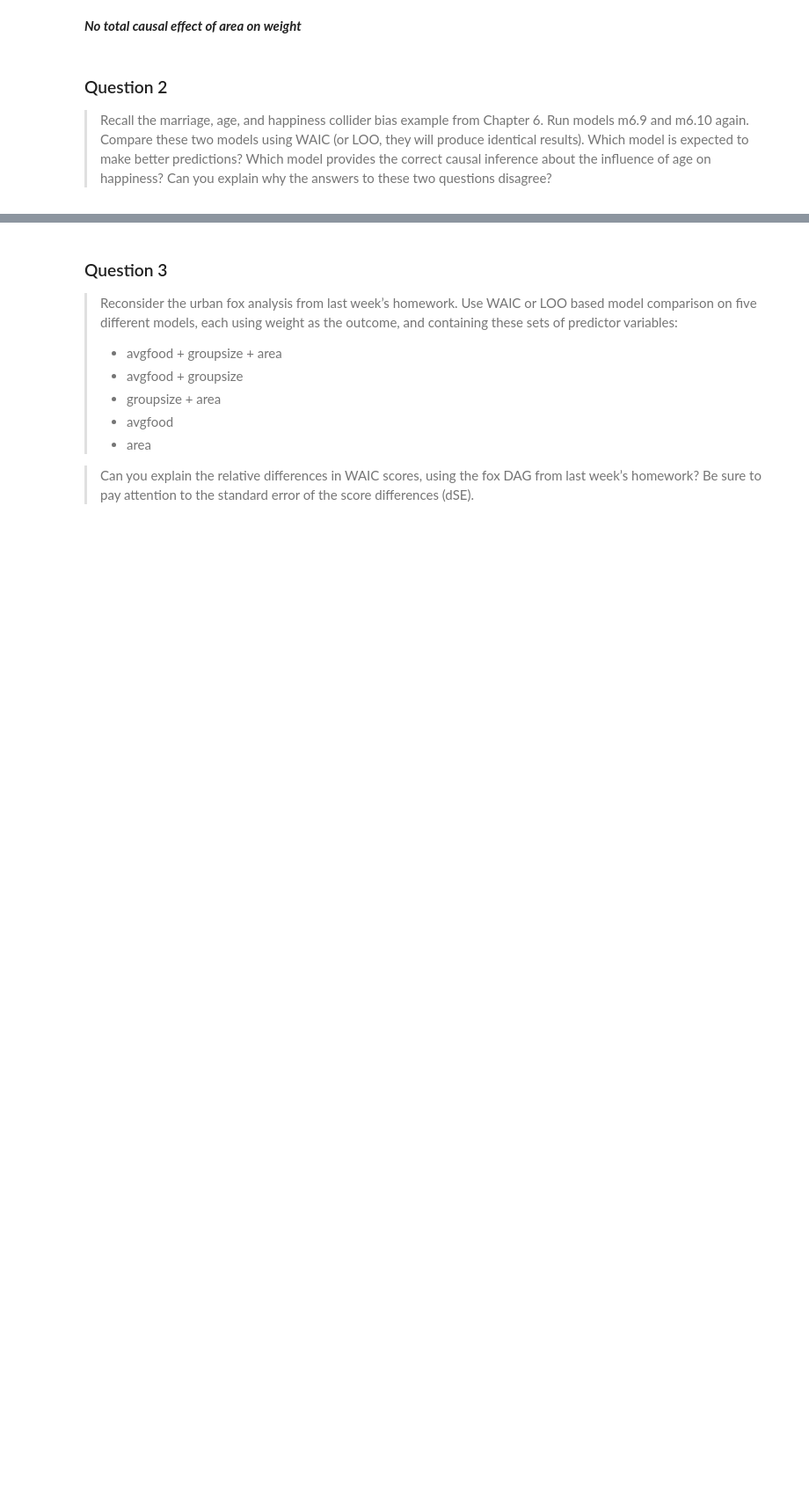
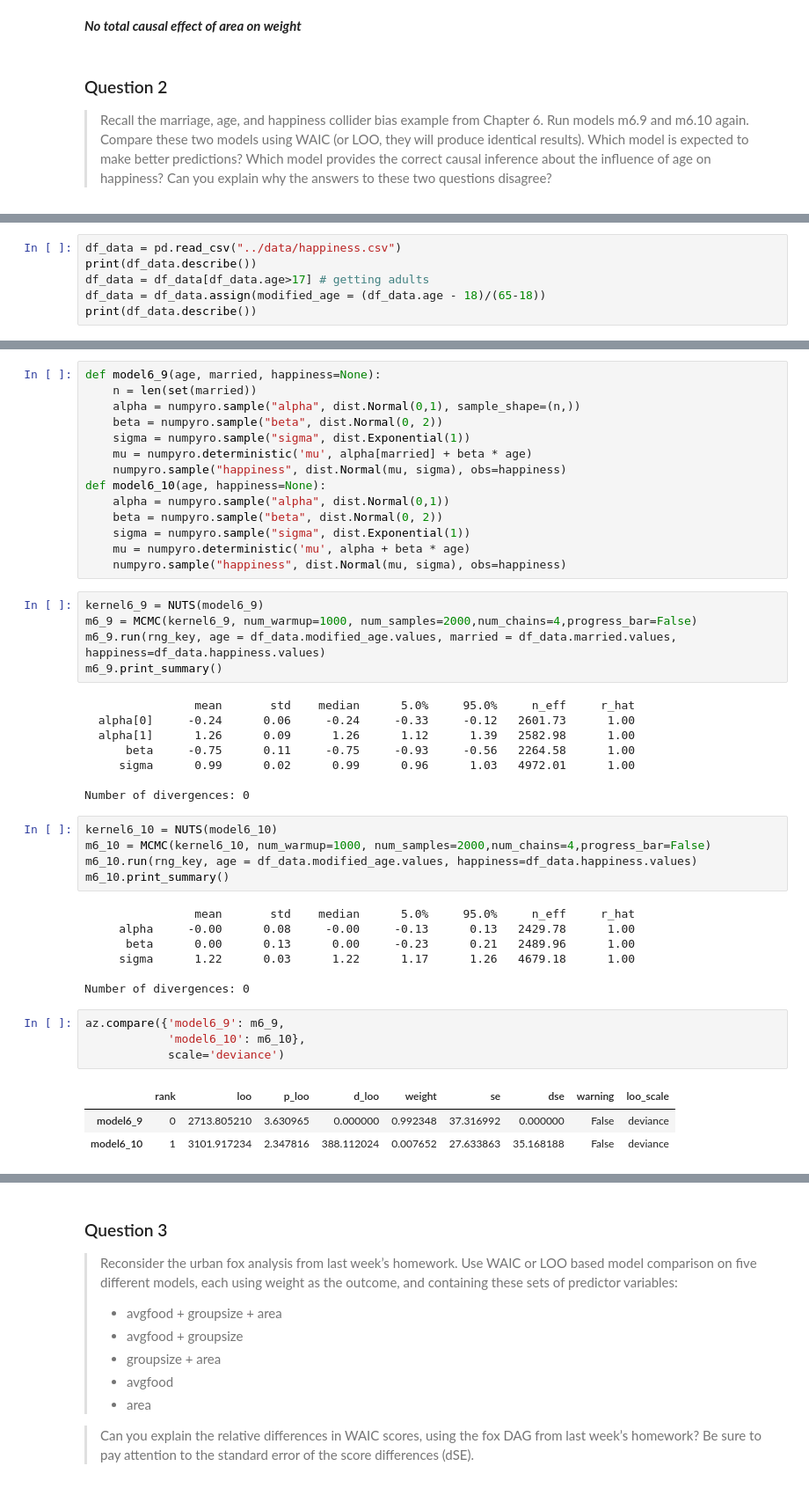
Before and after one commit to s-mishra/statrethinking_lectures_numpyro, a Jupyter notebook: week4/swapnil_solutions.ipynb, the cells around one changed output, grey strips where cells are left out. Shown at 88% size. Drawn from its saved outputs; the diff is of its cells as text; blank space fills up the shorter version.

```diff
--- a/week4/swapnil_solutions.ipynb
+++ b/week4/swapnil_solutions.ipynb
@@ -56,0 +69,6 @@ As expected Island 1 has the highest entropy as it has most even distribution. A
+# %%
+df_data = pd.read_csv("../data/happiness.csv")
+print(df_data.describe())
+df_data = df_data[df_data.age>17] # getting adults
+df_data = df_data.assign(modified_age = (df_data.age - 18)/(65-18))
+print(df_data.describe())
@@ -56,0 +94,47 @@ As expected Island 1 has the highest entropy as it has most even distribution. A
+# %%
+def model6_9(age, married, happiness=None):
+    n = len(set(married))
+    alpha = numpyro.sample("alpha", dist.Normal(0,1), sample_shape=(n,))
+    beta = numpyro.sample("beta", dist.Normal(0, 2))
+    sigma = numpyro.sample("sigma", dist.Exponential(1))
+    mu = numpyro.deterministic('mu', alpha[married] + beta * age)
+    numpyro.sample("happiness", dist.Normal(mu, sigma), obs=happiness)
+def model6_10(age, happiness=None):
+    alpha = numpyro.sample("alpha", dist.Normal(0,1))
+    beta = numpyro.sample("beta", dist.Normal(0, 2))
+    sigma = numpyro.sample("sigma", dist.Exponential(1))
+    mu = numpyro.deterministic('mu', alpha + beta * age)
+    numpyro.sample("happiness", dist.Normal(mu, sigma), obs=happiness)
+# %%
+kernel6_9 = NUTS(model6_9)
+m6_9 = MCMC(kernel6_9, num_warmup=1000, num_samples=2000,num_chains=4,progress_bar=False)
+m6_9.run(rng_key, age = df_data.modified_age.values, married = df_data.married.values, happiness=df_data.happiness.values)
+m6_9.print_summary()
+# %% [output]
+                mean       std    median      5.0%     95.0%     n_eff     r_hat
+  alpha[0]     -0.24      0.06     -0.24     -0.33     -0.12   2601.73      1.00
+  alpha[1]      1.26      0.09      1.26      1.12      1.39   2582.98      1.00
+      beta     -0.75      0.11     -0.75     -0.93     -0.56   2264.58      1.00
+     sigma      0.99      0.02      0.99      0.96      1.03   4972.01      1.00
+
+Number of divergences: 0
+# %%
+kernel6_10 = NUTS(model6_10)
+m6_10 = MCMC(kernel6_10, num_warmup=1000, num_samples=2000,num_chains=4,progress_bar=False)
+m6_10.run(rng_key, age = df_data.modified_age.values, happiness=df_data.happiness.values)
+m6_10.print_summary()
+# %% [output]
+                mean       std    median      5.0%     95.0%     n_eff     r_hat
+     alpha     -0.00      0.08     -0.00     -0.13      0.13   2429.78      1.00
+      beta      0.00      0.13      0.00     -0.23      0.21   2489.96      1.00
+     sigma      1.22      0.03      1.22      1.17      1.26   4679.18      1.00
+
+Number of divergences: 0
+# %%
+az.compare({'model6_9': m6_9,
+            'model6_10': m6_10},
+            scale='deviance')
+# %% [output]
+|  | rank | loo | p_loo | d_loo | weight | se | dse | warning | loo_scale |
+| model6_9 | 0 | 2713.805210 | 3.630965 | 0.000000 | 0.992348 | 37.316992 | 0.000000 | False | deviance |
+| model6_10 | 1 | 3101.917234 | 2.347816 | 388.112024 | 0.007652 | 27.633863 | 35.168188 | False | deviance |
```
Also changed, not shown: parts of 7 cells of this notebook, 1 other file.
